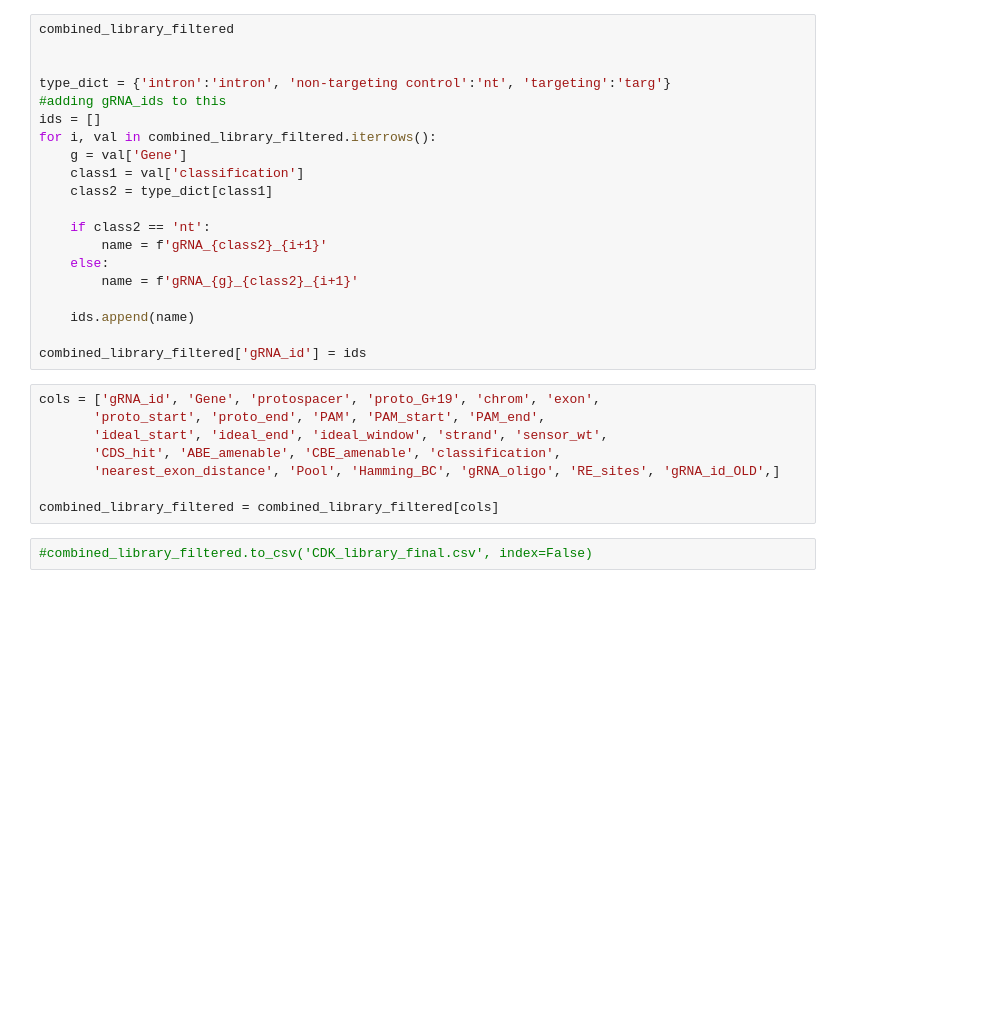
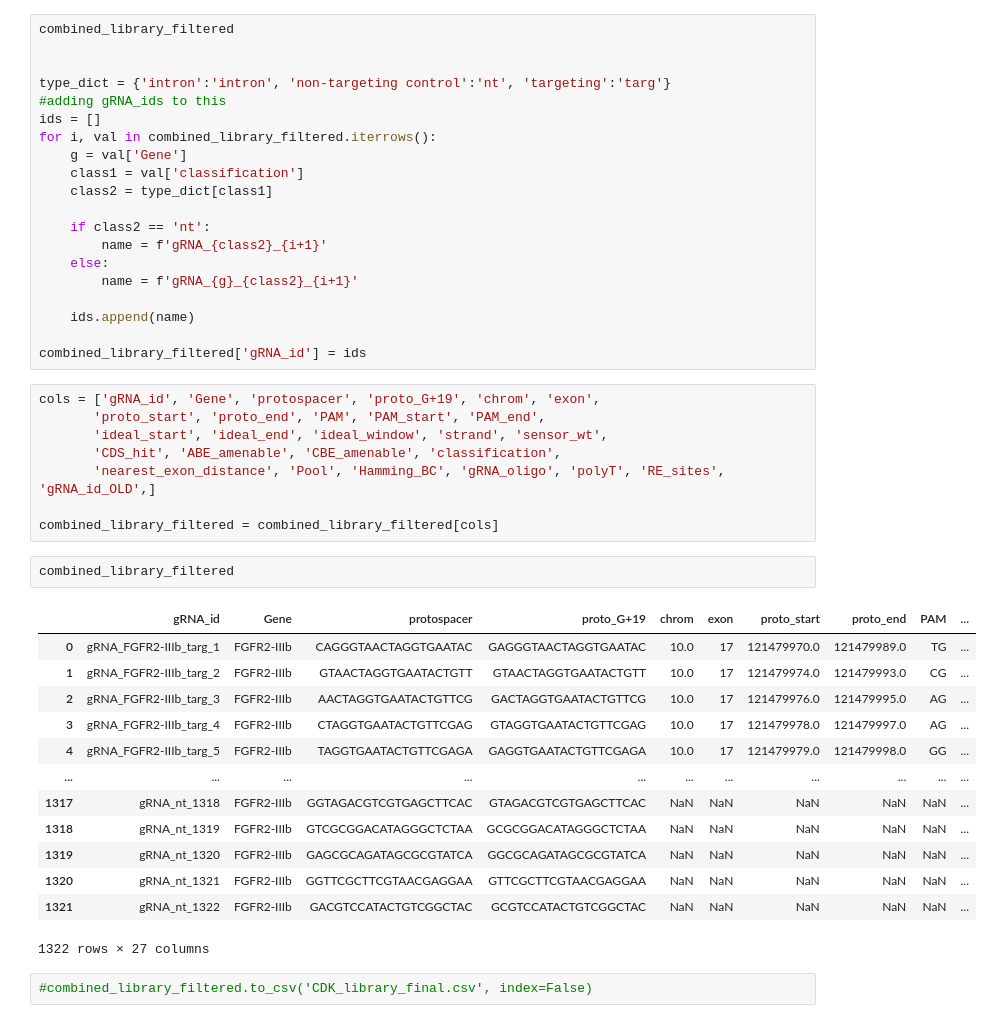
Before and after one commit to samgould2/FGFR2-BE-tiling, a Jupyter notebook: expanded_mutagenesis.ipynb, the cells around one changed output. Saved outputs shown, nothing was run; the diff lists cells and outputs as text; blank space fills up the shorter version.

```diff
--- a/expanded_mutagenesis.ipynb
+++ b/expanded_mutagenesis.ipynb
@@ -1450,9 +1437,25 @@ cols = ['gRNA_id', 'Gene', 'protospacer', 'proto_G+19', 'chrom', 'exon',
        'proto_start', 'proto_end', 'PAM', 'PAM_start', 'PAM_end',
        'ideal_start', 'ideal_end', 'ideal_window', 'strand', 'sensor_wt',
        'CDS_hit', 'ABE_amenable', 'CBE_amenable', 'classification',
-       'nearest_exon_distance', 'Pool', 'Hamming_BC', 'gRNA_oligo', 'RE_sites', 'gRNA_id_OLD',]
+       'nearest_exon_distance', 'Pool', 'Hamming_BC', 'gRNA_oligo', 'polyT', 'RE_sites', 'gRNA_id_OLD',]
 
 combined_library_filtered = combined_library_filtered[cols]
+# %%
+combined_library_filtered
+# %% [output]
+|  | gRNA_id | Gene | protospacer | proto_G+19 | chrom | exon | proto_start | proto_end | PAM | ... |
+| 0 | gRNA_FGFR2-IIIb_targ_1 | FGFR2-IIIb | CAGGGTAACTAGGTGAATAC | GAGGGTAACTAGGTGAATAC | 10.0 | 17 | 121479970.0 | 121479989.0 | TG | ... |
+| 1 | gRNA_FGFR2-IIIb_targ_2 | FGFR2-IIIb | GTAACTAGGTGAATACTGTT | GTAACTAGGTGAATACTGTT | 10.0 | 17 | 121479974.0 | 121479993.0 | CG | ... |
+| 2 | gRNA_FGFR2-IIIb_targ_3 | FGFR2-IIIb | AACTAGGTGAATACTGTTCG | GACTAGGTGAATACTGTTCG | 10.0 | 17 | 121479976.0 | 121479995.0 | AG | ... |
+| 3 | gRNA_FGFR2-IIIb_targ_4 | FGFR2-IIIb | CTAGGTGAATACTGTTCGAG | GTAGGTGAATACTGTTCGAG | 10.0 | 17 | 121479978.0 | 121479997.0 | AG | ... |
+| 4 | gRNA_FGFR2-IIIb_targ_5 | FGFR2-IIIb | TAGGTGAATACTGTTCGAGA | GAGGTGAATACTGTTCGAGA | 10.0 | 17 | 121479979.0 | 121479998.0 | GG | ... |
+| ... | ... | ... | ... | ... | ... | ... | ... | ... | ... | ... |
+| 1317 | gRNA_nt_1318 | FGFR2-IIIb | GGTAGACGTCGTGAGCTTCAC | GTAGACGTCGTGAGCTTCAC | NaN | NaN | NaN | NaN | NaN | ... |
+| 1318 | gRNA_nt_1319 | FGFR2-IIIb | GTCGCGGACATAGGGCTCTAA | GCGCGGACATAGGGCTCTAA | NaN | NaN | NaN | NaN | NaN | ... |
+| 1319 | gRNA_nt_1320 | FGFR2-IIIb | GAGCGCAGATAGCGCGTATCA | GGCGCAGATAGCGCGTATCA | NaN | NaN | NaN | NaN | NaN | ... |
+| 1320 | gRNA_nt_1321 | FGFR2-IIIb | GGTTCGCTTCGTAACGAGGAA | GTTCGCTTCGTAACGAGGAA | NaN | NaN | NaN | NaN | NaN | ... |
+| 1321 | gRNA_nt_1322 | FGFR2-IIIb | GACGTCCATACTGTCGGCTAC | GCGTCCATACTGTCGGCTAC | NaN | NaN | NaN | NaN | NaN | ... |
+1322 rows × 27 columns
 # %%
 #combined_library_filtered.to_csv('CDK_library_final.csv', index=False)
 # %%
```
Also changed, not shown: parts of 18 cells of this notebook, 23 other files.
